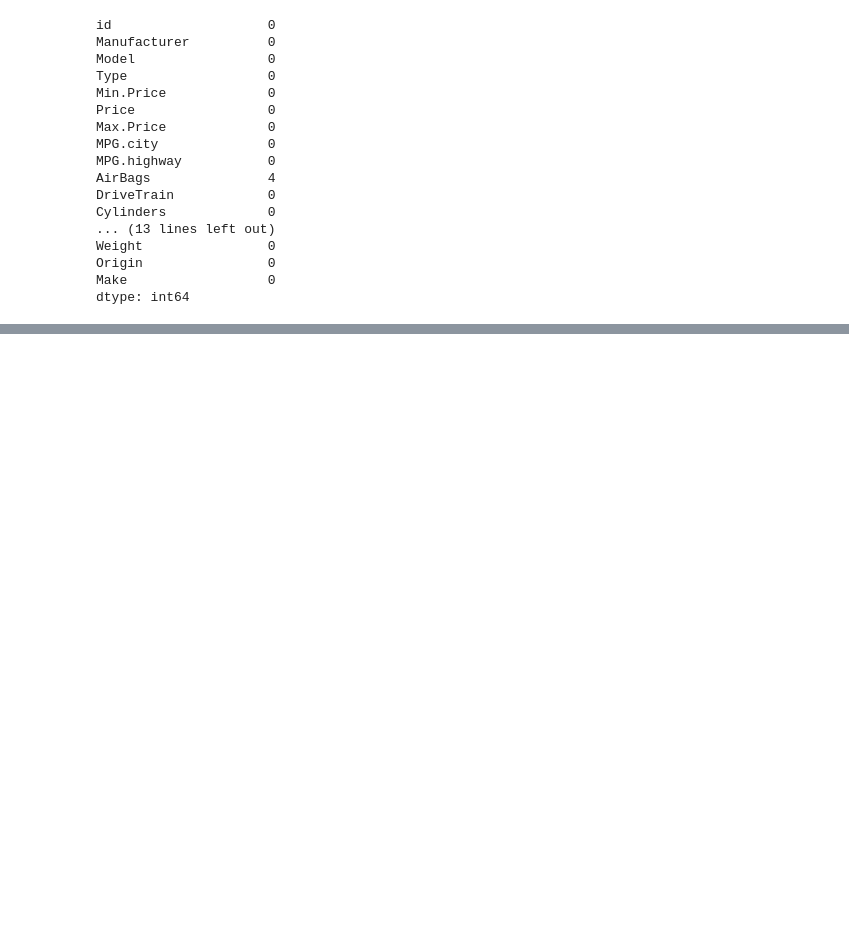
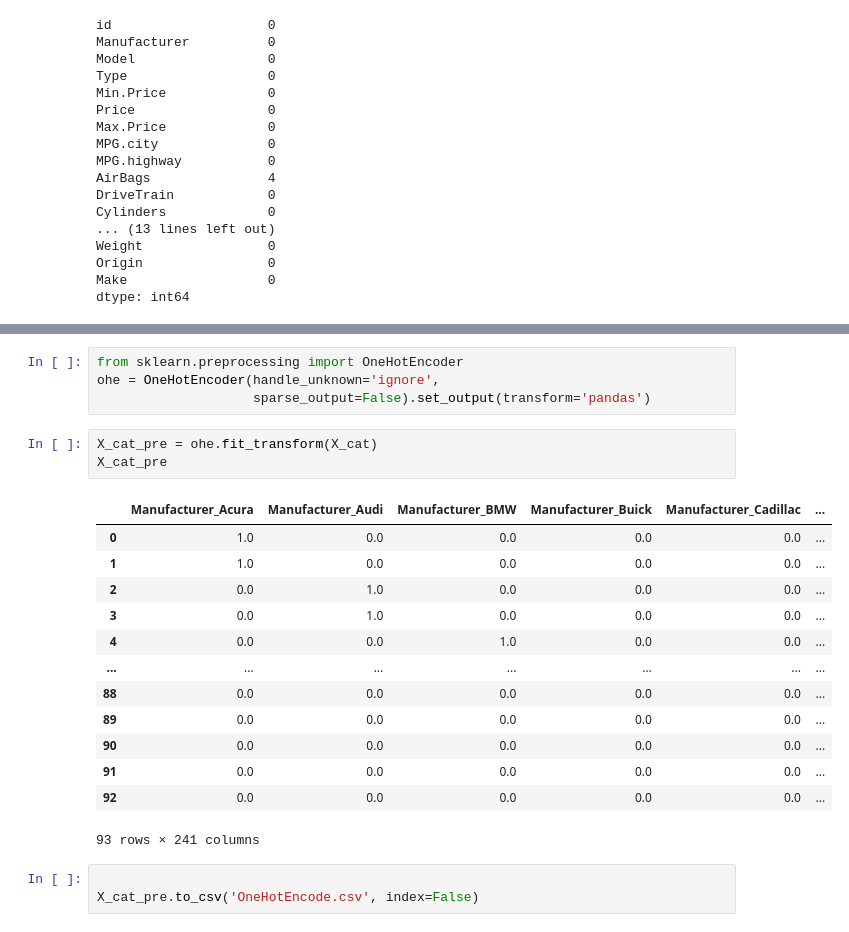
Before and after one commit to Bhupinder69Singh/ETL_HIVE, a Jupyter notebook: Data Pre-processing/data_pre_processing.ipynb, the cells around one changed output, grey strips where cells are left out. Saved outputs shown, nothing was run; the diff lists cells and outputs as text; blank space fills up the shorter version.

Commit message:
data preprocessing

```diff
--- a/Data Pre-processing/data_pre_processing.ipynb
+++ b/Data Pre-processing/data_pre_processing.ipynb
@@ -153,0 +227,24 @@ dtype: int64
+# %%
+from sklearn.preprocessing import OneHotEncoder
+ohe = OneHotEncoder(handle_unknown='ignore',
+                    sparse_output=False).set_output(transform='pandas')
+# %%
+X_cat_pre = ohe.fit_transform(X_cat)
+X_cat_pre
+# %% [output]
+|  | Manufacturer_Acura | Manufacturer_Audi | Manufacturer_BMW | Manufacturer_Buick | Manufacturer_Cadillac | ... |
+| 0 | 1.0 | 0.0 | 0.0 | 0.0 | 0.0 | ... |
+| 1 | 1.0 | 0.0 | 0.0 | 0.0 | 0.0 | ... |
+| 2 | 0.0 | 1.0 | 0.0 | 0.0 | 0.0 | ... |
+| 3 | 0.0 | 1.0 | 0.0 | 0.0 | 0.0 | ... |
+| 4 | 0.0 | 0.0 | 1.0 | 0.0 | 0.0 | ... |
+| ... | ... | ... | ... | ... | ... | ... |
+| 88 | 0.0 | 0.0 | 0.0 | 0.0 | 0.0 | ... |
+| 89 | 0.0 | 0.0 | 0.0 | 0.0 | 0.0 | ... |
+| 90 | 0.0 | 0.0 | 0.0 | 0.0 | 0.0 | ... |
+| 91 | 0.0 | 0.0 | 0.0 | 0.0 | 0.0 | ... |
+| 92 | 0.0 | 0.0 | 0.0 | 0.0 | 0.0 | ... |
+93 rows × 241 columns
+# %%
+
+X_cat_pre.to_csv('OneHotEncode.csv', index=False)
```
Also changed, not shown: parts of 38 cells of this notebook, 3 other files.
